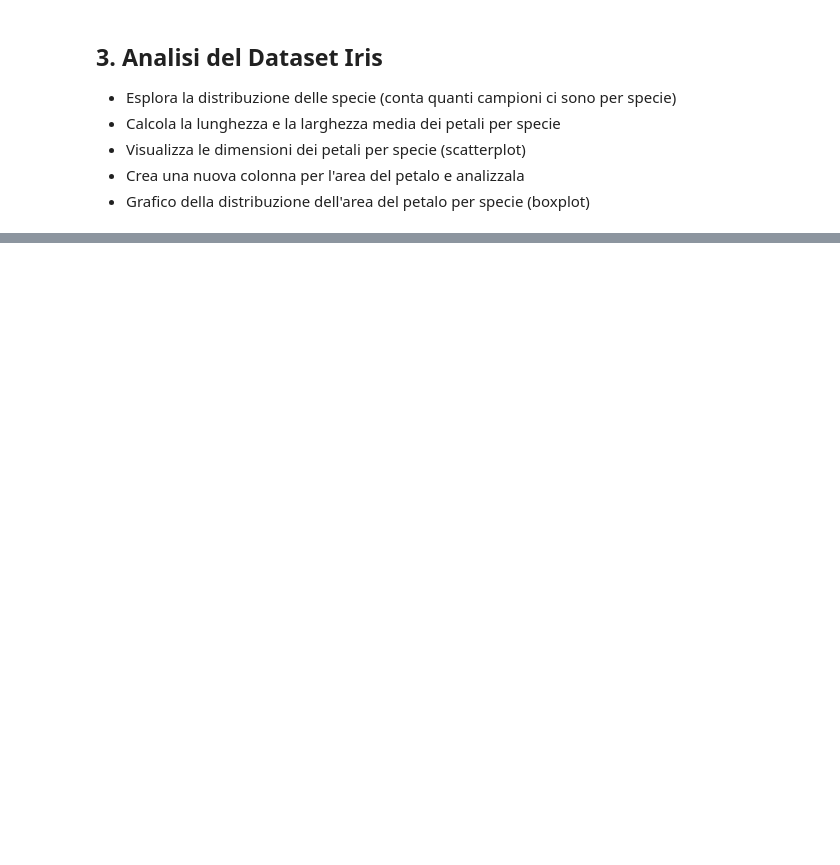
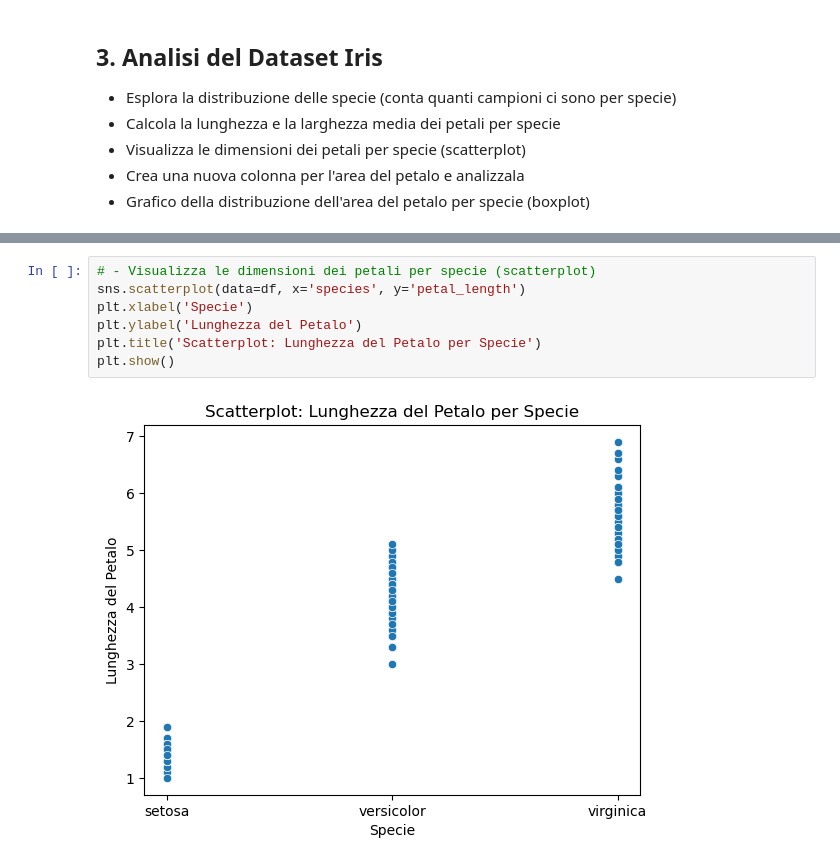
Before and after one commit to NicXVII/ProgrammingLab2, a Jupyter notebook: 4_Esercizi_lez4.ipynb, the cells around one changed output, grey strips where cells are left out. Cells and saved outputs as stored; diff of their text form; blank space fills up the shorter version.

```diff
--- a/4_Esercizi_lez4.ipynb
+++ b/4_Esercizi_lez4.ipynb
@@ -166,0 +203,9 @@ df.head()
+# %%
+# - Visualizza le dimensioni dei petali per specie (scatterplot)
+sns.scatterplot(data=df, x='species', y='petal_length')
+plt.xlabel('Specie')
+plt.ylabel('Lunghezza del Petalo')
+plt.title('Scatterplot: Lunghezza del Petalo per Specie')
+plt.show()
+# %% [output]
+[figure, added]
```
Also changed, not shown: parts of 7 cells of this notebook.
